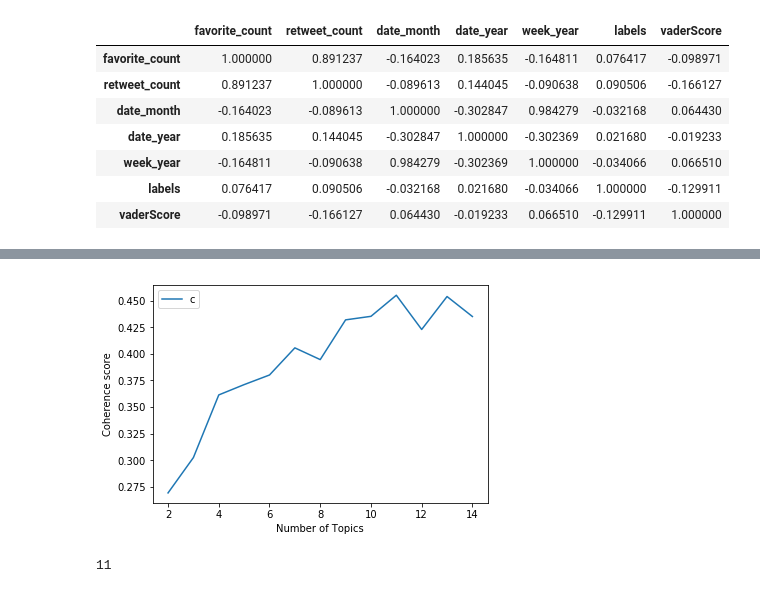
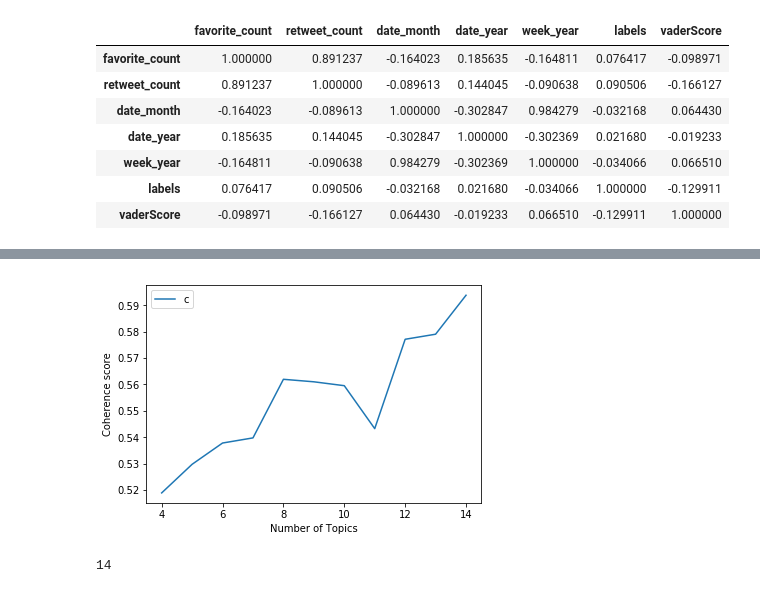
Before and after one commit to Gneur11/TextAnalytics2, a Jupyter notebook: ldaTest.ipynb, the cells around one changed output, grey strips where cells are left out. Saved outputs shown, nothing was run; the diff lists cells and outputs as text; code cells hidden in the pictures.

```diff
--- a/ldaTest.ipynb
+++ b/ldaTest.ipynb
@@ -87,3 +102,11 @@ data.corr()
 | week_year | -0.164811 | -0.090638 | 0.984279 | -0.302369 | 1.000000 | -0.034066 | 0.066510 |
 | labels | 0.076417 | 0.090506 | -0.032168 | 0.021680 | -0.034066 | 1.000000 | -0.129911 |
 | vaderScore | -0.098971 | -0.166127 | 0.064430 | -0.019233 | 0.066510 | -0.129911 | 1.000000 |
+# %%
+taggedDescriptions = []
+for idx, row in data.iterrows():
+    desc = row["noTags_punct"]
+    tokens = word_tokenize(desc)
+    tagged = pos_tag(tokens)
+    taggedDescriptions.append(tagged)
+taggedDescriptions
@@ -90,2 +131,10 @@ data.corr()
+# %%
+descriptions = []
+for item in taggedDescriptions:
+    processed = ""
+    for el in item:
+        if el[1].startswith("N"): #or el[1].startswith("J"):  #se iniziano con N o J sono nomi o aggettivi, quello che ci serve di più
+            processed = processed + " " + el[0]
+    descriptions.append(processed)
 # %%
-data
+data["n_j"] = descriptions
@@ -111,12 +141,14 @@ data
 # %%
-majorCluster = 1
+majorCluster = 4
 d1 = data[data["labels"] == majorCluster ]
 
 
-stemmed_words = pd.Series(' '.join(d1['modded1_stemmed']).split()).value_counts()
-print(stemmed_words)
+#stemmed_words = pd.Series(' '.join(d1['modded1_stemmed']).split()).value_counts()
+stemmed_words = pd.Series(' '.join(d1["n_j"]).split()).value_counts()
+#print(stemmed_words)
 
 stemmed_words = stemmed_words[3:]
-stemmed_words = stemmed_words[stemmed_words > 5]
-d1['m'] = data['modded1_stemmed'].apply(lambda x: " ".join(x for x in x.split() if x in stemmed_words))
+stemmed_words = stemmed_words[stemmed_words > 2]
+#d1['m'] = data['modded1_stemmed'].apply(lambda x: " ".join(x for x in x.split() if x in stemmed_words))
+d1["n_j"] = d1["n_j"].apply(lambda x: " ".join(x for x in x.split() if x in stemmed_words))
 # %% [output]
@@ -145,25 +180,26 @@ See the caveats in the documentation: http://pandas.pydata.org/pandas-docs/stabl
 # %%
 from gensim.corpora.dictionary import Dictionary
 
 tokenizer = RegexpTokenizer(r'\w+')
 
-corpus = d1["m"].tolist()
+#corpus = d1["m"].tolist()
+corpus = d1["n_j"].tolist()
 #print(len(corpus))
 corp = []
 for string in corpus:
     tokens = tokenizer.tokenize(string)
     corp.append(tokens)
 
 common_dictionary = Dictionary(corp)
 common_corpus = [common_dictionary.doc2bow(text) for text in corp]
 tfidf = TfidfModel(common_corpus)
 tfidf_corpus = tfidf[common_corpus]
 
-start,stop,step=2,15,1
+start,stop,step=4,15,1
 nTopics = plot_graph(corp,start,stop,step,tfidf_corpus,common_dictionary)
 
 print(nTopics)
 # %% [output]
-[figure, old version]
+[figure, new version]
-11
+14
 # %%
```
Also changed, not shown: parts of 14 cells of this notebook.
